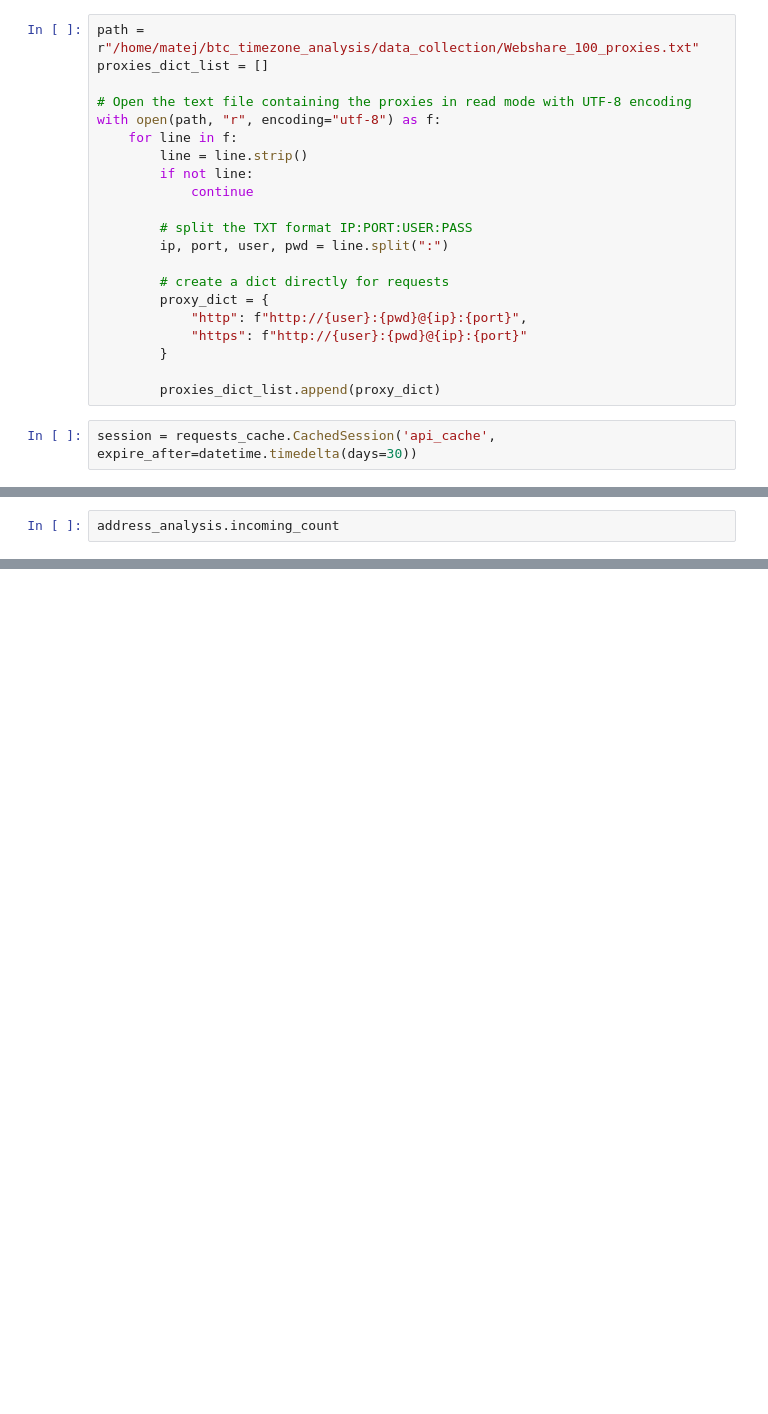
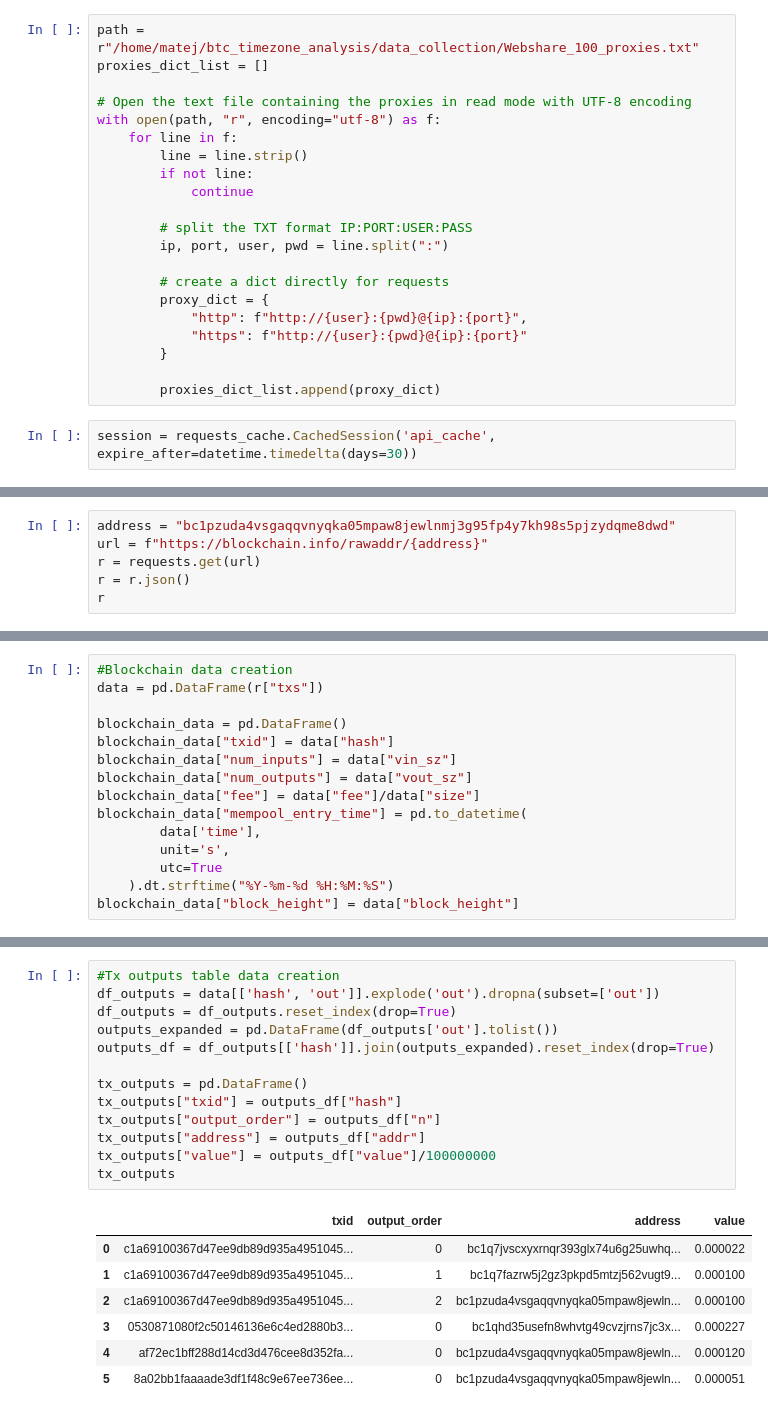
Before and after one commit to MatejDuk/btc_timezone_analysis, a Jupyter notebook: data_collection/data_collection.ipynb, the cells around one changed output, grey strips where cells are left out. Saved outputs shown, nothing was run; the diff lists cells and outputs as text; blank space fills up the shorter version.

```diff
--- a/data_collection/data_collection.ipynb
+++ b/data_collection/data_collection.ipynb
@@ -43,3 +139,7 @@ address_analysis.fetch_and_extract()
 # %%
-address_analysis.incoming_count
+address = "bc1pzuda4vsgaqqvnyqka05mpaw8jewlnmj3g95fp4y7kh98s5pjzydqme8dwd"
+url = f"https://blockchain.info/rawaddr/{address}"
+r = requests.get(url)
+r = r.json()
+r
 # %% [output]
@@ -46,0 +163,15 @@ address_analysis.incoming_count
+# %%
+#Blockchain data creation
+data = pd.DataFrame(r["txs"])
+
+blockchain_data = pd.DataFrame()
+blockchain_data["txid"] = data["hash"]
+blockchain_data["num_inputs"] = data["vin_sz"]
+blockchain_data["num_outputs"] = data["vout_sz"]
+blockchain_data["fee"] = data["fee"]/data["size"]
+blockchain_data["mempool_entry_time"] = pd.to_datetime(
+        data['time'],
+        unit='s',
+        utc=True
+    ).dt.strftime("%Y-%m-%d %H:%M:%S")
+blockchain_data["block_height"] = data["block_height"]
@@ -46,0 +193,21 @@ address_analysis.incoming_count
+# %%
+#Tx outputs table data creation
+df_outputs = data[['hash', 'out']].explode('out').dropna(subset=['out'])
+df_outputs = df_outputs.reset_index(drop=True)
+outputs_expanded = pd.DataFrame(df_outputs['out'].tolist())
+outputs_df = df_outputs[['hash']].join(outputs_expanded).reset_index(drop=True)
+
+tx_outputs = pd.DataFrame()
+tx_outputs["txid"] = outputs_df["hash"]
+tx_outputs["output_order"] = outputs_df["n"]
+tx_outputs["address"] = outputs_df["addr"]
+tx_outputs["value"] = outputs_df["value"]/100000000
+tx_outputs
+# %% [output]
+|  | txid | output_order | address | value |
+| 0 | c1a69100367d47ee9db89d935a4951045... | 0 | bc1q7jvscxyxrnqr393glx74u6g25uwhq... | 0.000022 |
+| 1 | c1a69100367d47ee9db89d935a4951045... | 1 | bc1q7fazrw5j2gz3pkpd5mtzj562vugt9... | 0.000100 |
+| 2 | c1a69100367d47ee9db89d935a4951045... | 2 | bc1pzuda4vsgaqqvnyqka05mpaw8jewln... | 0.000100 |
+| 3 | 0530871080f2c50146136e6c4ed2880b3... | 0 | bc1qhd35usefn8whvtg49cvzjrns7jc3x... | 0.000227 |
+| 4 | af72ec1bff288d14cd3d476cee8d352fa... | 0 | bc1pzuda4vsgaqqvnyqka05mpaw8jewln... | 0.000120 |
+| 5 | 8a02bb1faaaade3df1f48c9e67ee736ee... | 0 | bc1pzuda4vsgaqqvnyqka05mpaw8jewln... | 0.000051 |
```
Also changed, not shown: parts of 10 cells of this notebook, 9 other files.
